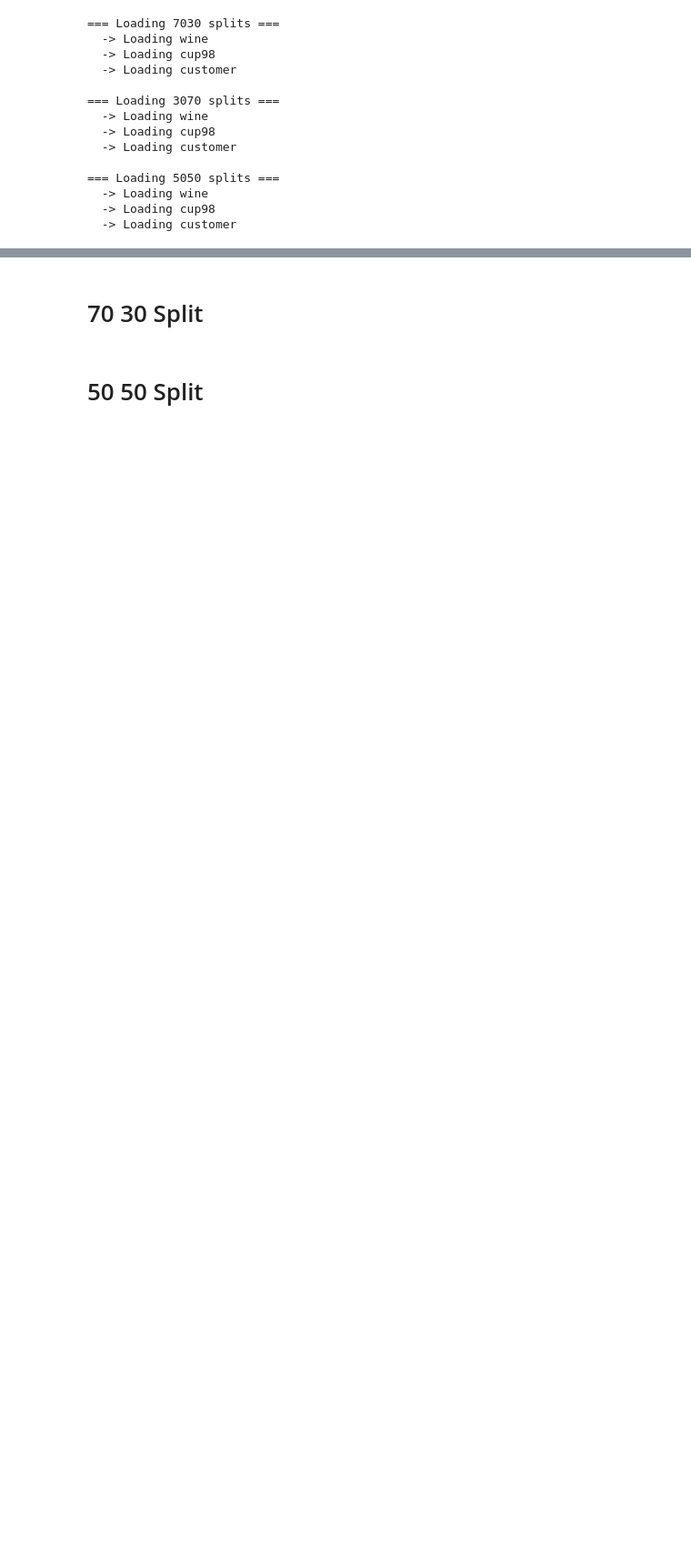
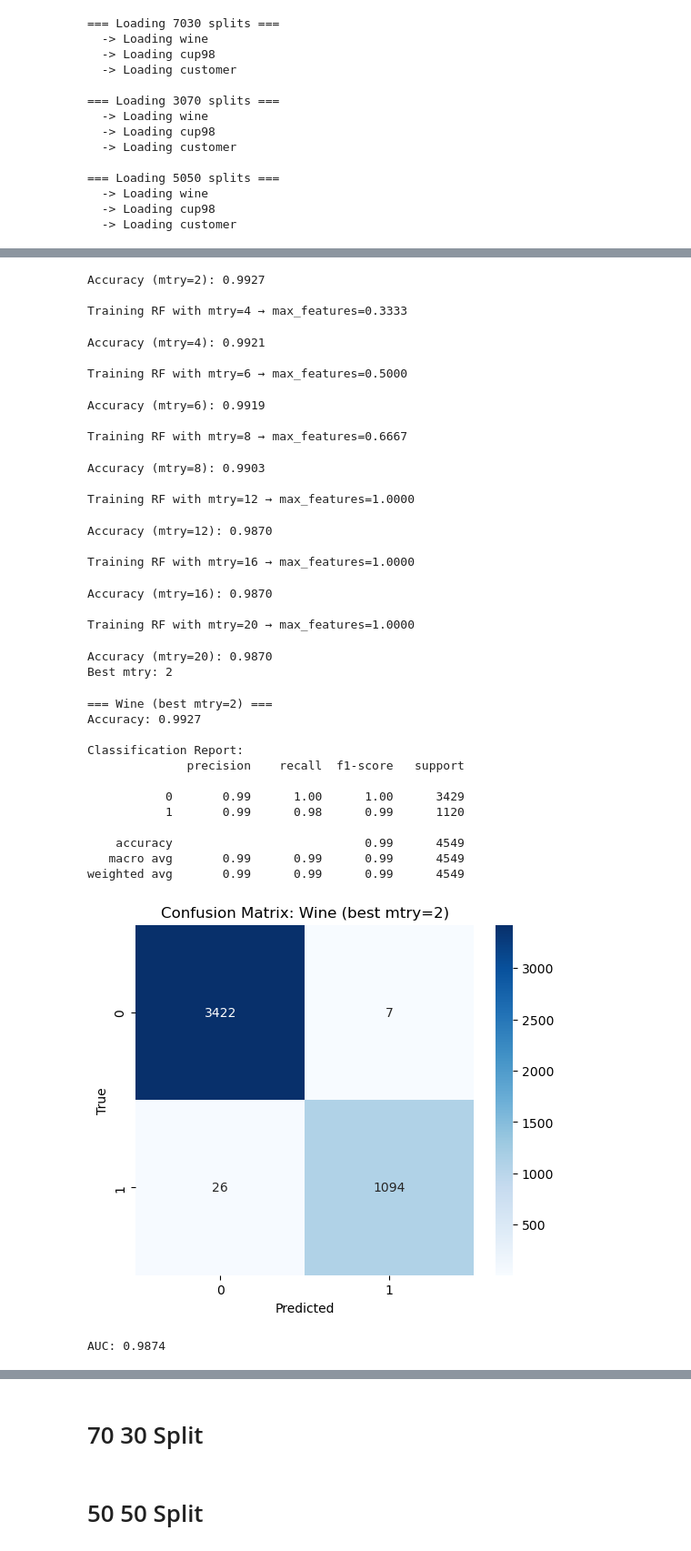
Before and after one commit to jyeh2/gpu-accelerated-empirical-ml-replication, a Jupyter notebook: models/random_forest.ipynb, the cells around one changed output, grey strips where cells are left out. Shown at 91% size. Cells and saved outputs as stored; diff of their text form; code cells hidden in the pictures; blank space fills up the shorter version.

```diff
--- a/models/random_forest.ipynb
+++ b/models/random_forest.ipynb
@@ -50,4 +238,21 @@ all_splits = load_all_by_split(datasets)
 # %%
-wine_3070     = all_splits["3070"]["wine"]
-cup98_3070    = all_splits["3070"]["cup98"]
-customer_3070 = all_splits["3070"]["customer"]
+wine_3070 = all_splits["3070"]["wine"]
+results = Tree_Training_Testing(wine_3070)
+
+best_mtry = max(results, key=results.get)
+print("Best mtry:", best_mtry)
+
+# Retrain using best mtry
+best_rf = RandomForestClassifier(
+    n_estimators=1024,
+    max_depth=50,
+    max_features=best_mtry / wine_3070["X_train"].shape[1],
+    n_streams=8
+)
+
+best_rf.fit(wine_3070["X_train"], wine_3070["y_train"])
+preds_gpu = best_rf.predict(wine_3070["X_test"])
+
+# Now evaluate fully
+evaluate_model(preds_gpu, wine_3070["y_test"], title=f"Wine (best mtry={best_mtry})")
+# %% [output]
@@ -53,0 +265,34 @@ customer_3070 = all_splits["3070"]["customer"]
+Accuracy (mtry=2): 0.9927
+
+Training RF with mtry=4 → max_features=0.3333
+Accuracy (mtry=4): 0.9921
+
+Training RF with mtry=6 → max_features=0.5000
+Accuracy (mtry=6): 0.9919
+
+Training RF with mtry=8 → max_features=0.6667
+Accuracy (mtry=8): 0.9903
+
+Training RF with mtry=12 → max_features=1.0000
+Accuracy (mtry=12): 0.9870
+
+Training RF with mtry=16 → max_features=1.0000
+Accuracy (mtry=16): 0.9870
+
+Training RF with mtry=20 → max_features=1.0000
+Accuracy (mtry=20): 0.9870
+Best mtry: 2
+=== Wine (best mtry=2) ===
+Accuracy: 0.9927
+
+Classification Report:
+              precision    recall  f1-score   support
+
+           0       0.99      1.00      1.00      3429
+           1       0.99      0.98      0.99      1120
+
+    accuracy                           0.99      4549
+   macro avg       0.99      0.99      0.99      4549
+weighted avg       0.99      0.99      0.99      4549
+[figure, added]
+AUC: 0.9874
```
Also changed, not shown: parts of 9 cells of this notebook, 1 other file.
